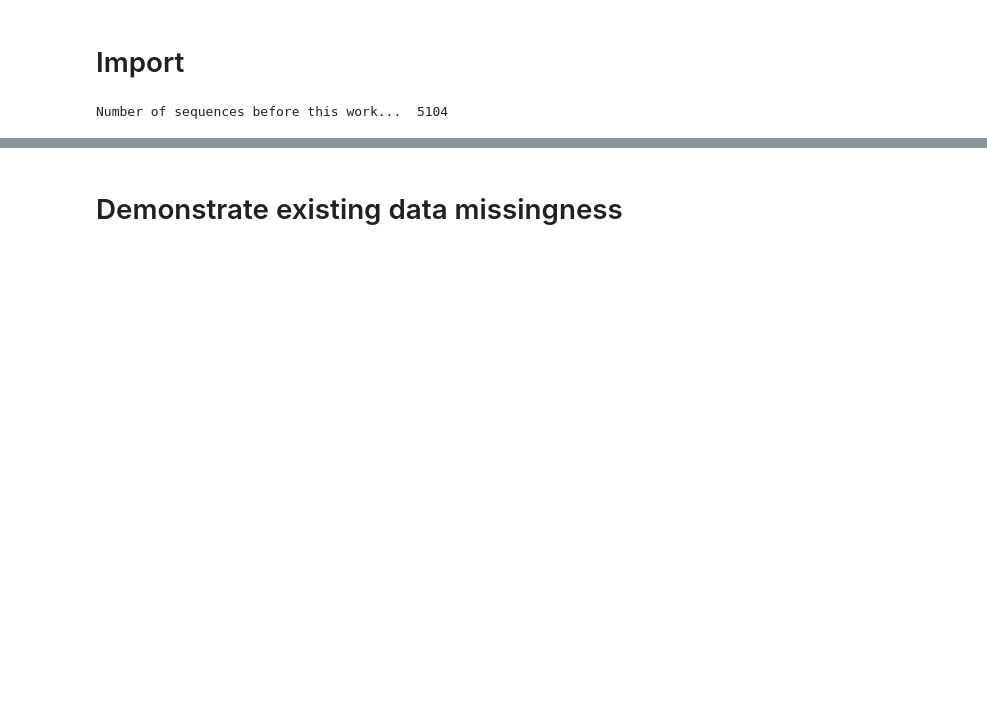
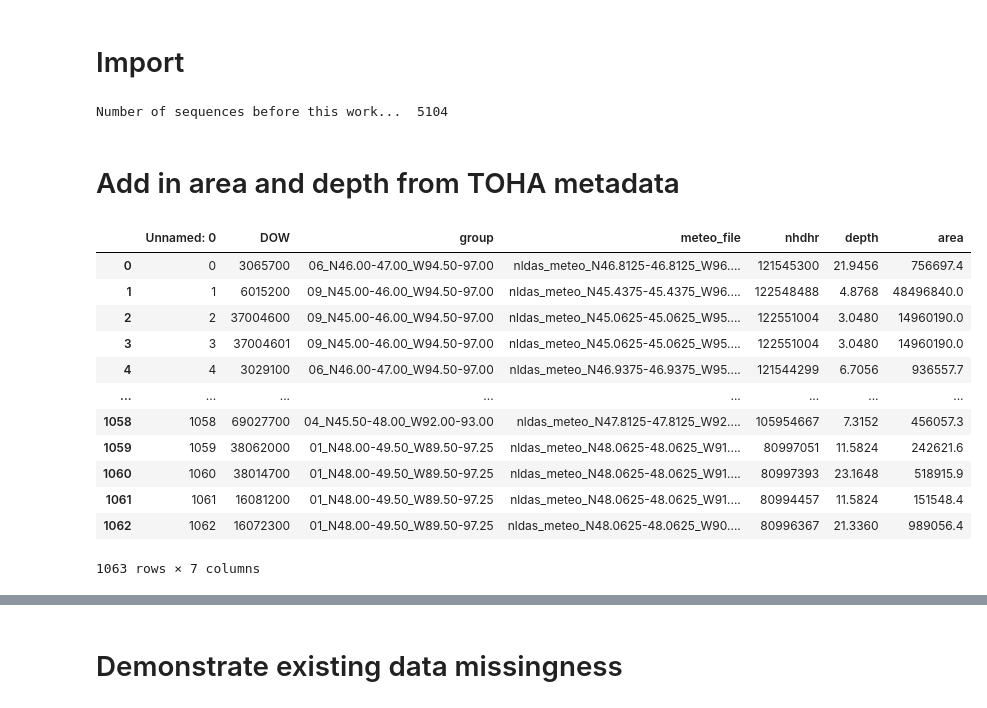
Before and after one commit to jdiaz4302/lake_ice_prediction, a Jupyter notebook: 01_process/src/C_TrainTestSplits.ipynb, the cells around one changed output, grey strips where cells are left out. Saved outputs shown, nothing was run; the diff lists cells and outputs as text; code cells hidden in the pictures; blank space fills up the shorter version.

```diff
--- a/01_process/src/C_TrainTestSplits.ipynb
+++ b/01_process/src/C_TrainTestSplits.ipynb
@@ -42,3 +46,22 @@ variables =  model_ready_data['features']
 print('Number of sequences before this work... ', str(x.shape[0]))
 # %% [output]
 Number of sequences before this work...  5104
+# %% [markdown]
+# Add in area and depth from TOHA metadata
+# %%
+matching_df = pd.read_csv(matching_df_fpath)
+matching_df
+# %% [output]
+|  | Unnamed: 0 | DOW | group | meteo_file | nhdhr | depth | area |
+| 0 | 0 | 3065700 | 06_N46.00-47.00_W94.50-97.00 | nldas_meteo_N46.8125-46.8125_W96.... | 121545300 | 21.9456 | 756697.4 |
+| 1 | 1 | 6015200 | 09_N45.00-46.00_W94.50-97.00 | nldas_meteo_N45.4375-45.4375_W96.... | 122548488 | 4.8768 | 48496840.0 |
+| 2 | 2 | 37004600 | 09_N45.00-46.00_W94.50-97.00 | nldas_meteo_N45.0625-45.0625_W95.... | 122551004 | 3.0480 | 14960190.0 |
+| 3 | 3 | 37004601 | 09_N45.00-46.00_W94.50-97.00 | nldas_meteo_N45.0625-45.0625_W95.... | 122551004 | 3.0480 | 14960190.0 |
+| 4 | 4 | 3029100 | 06_N46.00-47.00_W94.50-97.00 | nldas_meteo_N46.9375-46.9375_W95.... | 121544299 | 6.7056 | 936557.7 |
+| ... | ... | ... | ... | ... | ... | ... | ... |
+| 1058 | 1058 | 69027700 | 04_N45.50-48.00_W92.00-93.00 | nldas_meteo_N47.8125-47.8125_W92.... | 105954667 | 7.3152 | 456057.3 |
+| 1059 | 1059 | 38062000 | 01_N48.00-49.50_W89.50-97.25 | nldas_meteo_N48.0625-48.0625_W91.... | 80997051 | 11.5824 | 242621.6 |
+| 1060 | 1060 | 38014700 | 01_N48.00-49.50_W89.50-97.25 | nldas_meteo_N48.0625-48.0625_W91.... | 80997393 | 23.1648 | 518915.9 |
+| 1061 | 1061 | 16081200 | 01_N48.00-49.50_W89.50-97.25 | nldas_meteo_N48.0625-48.0625_W91.... | 80994457 | 11.5824 | 151548.4 |
+| 1062 | 1062 | 16072300 | 01_N48.00-49.50_W89.50-97.25 | nldas_meteo_N48.0625-48.0625_W90.... | 80996367 | 21.3360 | 989056.4 |
+1063 rows × 7 columns
```
Also changed, not shown: parts of 17 cells of this notebook.
